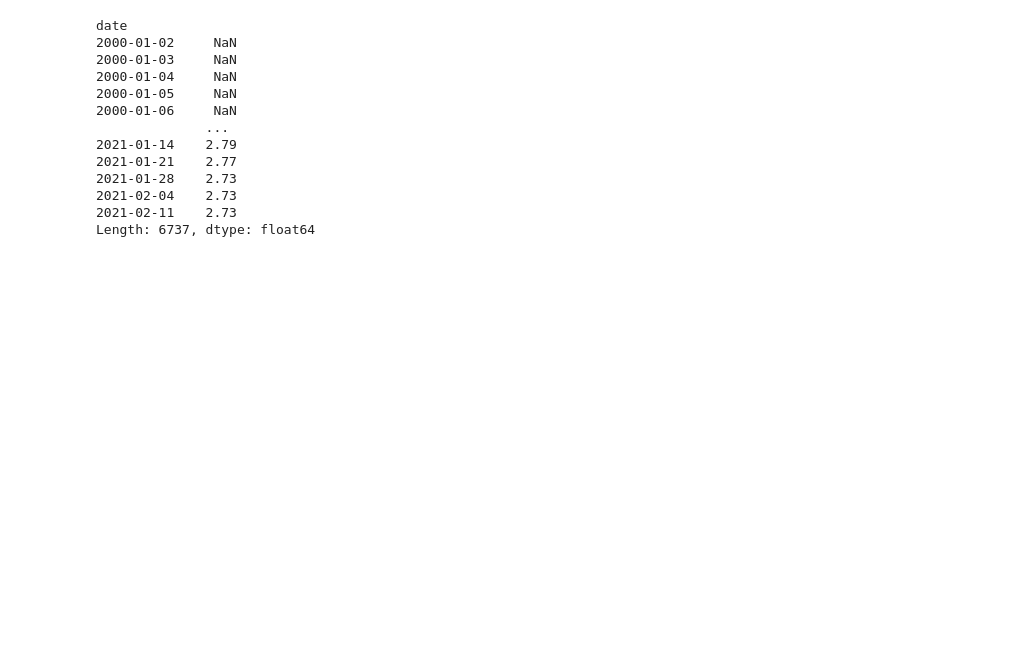
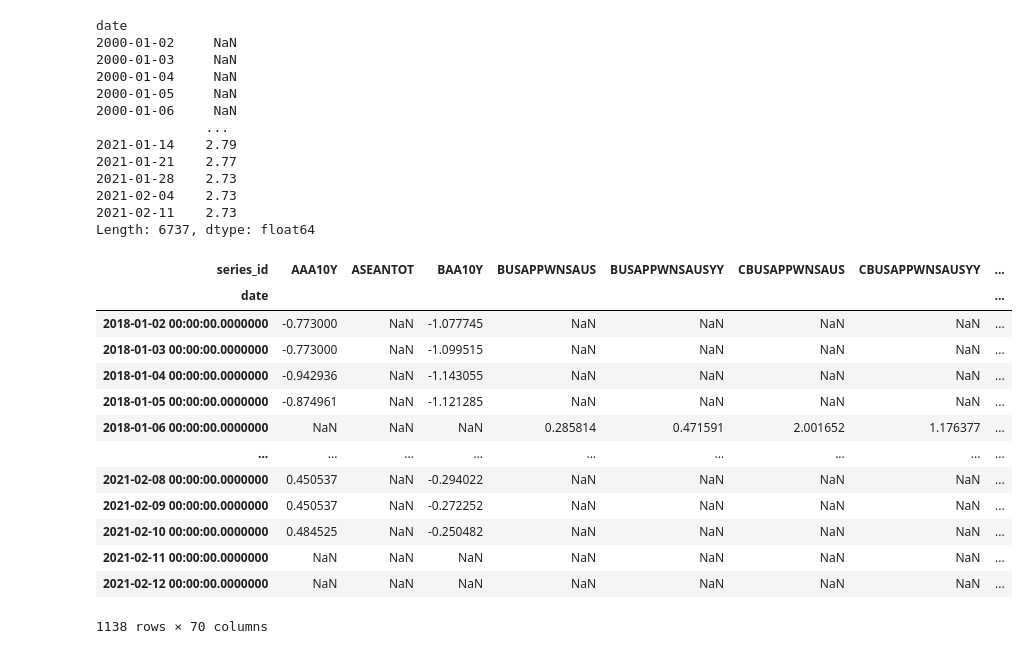
Before and after one commit to brianjhuang/datahacks-2021, a Jupyter notebook: arunav-eda.ipynb, the cells around one changed output. Cells and saved outputs as stored; diff of their text form; code cells hidden in the pictures; blank space fills up the shorter version.

```diff
--- a/arunav-eda.ipynb
+++ b/arunav-eda.ipynb
@@ -545,0 +543,19 @@ features_mort = pd.DataFrame({"ds": prem30us})
+# %%
+normed_test_obs = test_obs.pivot_table(values="value", index="date", columns="series_id")
+normed_test_obs = normed_test_obs.apply(normalize, axis=0)
+normed_test_obs
+# %% [output]
+| series_id | AAA10Y | ASEANTOT | BAA10Y | BUSAPPWNSAUS | BUSAPPWNSAUSYY | CBUSAPPWNSAUS | CBUSAPPWNSAUSYY | ... |
+| date |  |  |  |  |  |  |  | ... |
+| 2018-01-02 00:00:00.0000000 | -0.773000 | NaN | -1.077745 | NaN | NaN | NaN | NaN | ... |
+| 2018-01-03 00:00:00.0000000 | -0.773000 | NaN | -1.099515 | NaN | NaN | NaN | NaN | ... |
+| 2018-01-04 00:00:00.0000000 | -0.942936 | NaN | -1.143055 | NaN | NaN | NaN | NaN | ... |
+| 2018-01-05 00:00:00.0000000 | -0.874961 | NaN | -1.121285 | NaN | NaN | NaN | NaN | ... |
+| 2018-01-06 00:00:00.0000000 | NaN | NaN | NaN | 0.285814 | 0.471591 | 2.001652 | 1.176377 | ... |
+| ... | ... | ... | ... | ... | ... | ... | ... | ... |
+| 2021-02-08 00:00:00.0000000 | 0.450537 | NaN | -0.294022 | NaN | NaN | NaN | NaN | ... |
+| 2021-02-09 00:00:00.0000000 | 0.450537 | NaN | -0.272252 | NaN | NaN | NaN | NaN | ... |
+| 2021-02-10 00:00:00.0000000 | 0.484525 | NaN | -0.250482 | NaN | NaN | NaN | NaN | ... |
+| 2021-02-11 00:00:00.0000000 | NaN | NaN | NaN | NaN | NaN | NaN | NaN | ... |
+| 2021-02-12 00:00:00.0000000 | NaN | NaN | NaN | NaN | NaN | NaN | NaN | ... |
+1138 rows × 70 columns
```
Also changed, not shown: parts of 6 cells of this notebook, 2 other files.
